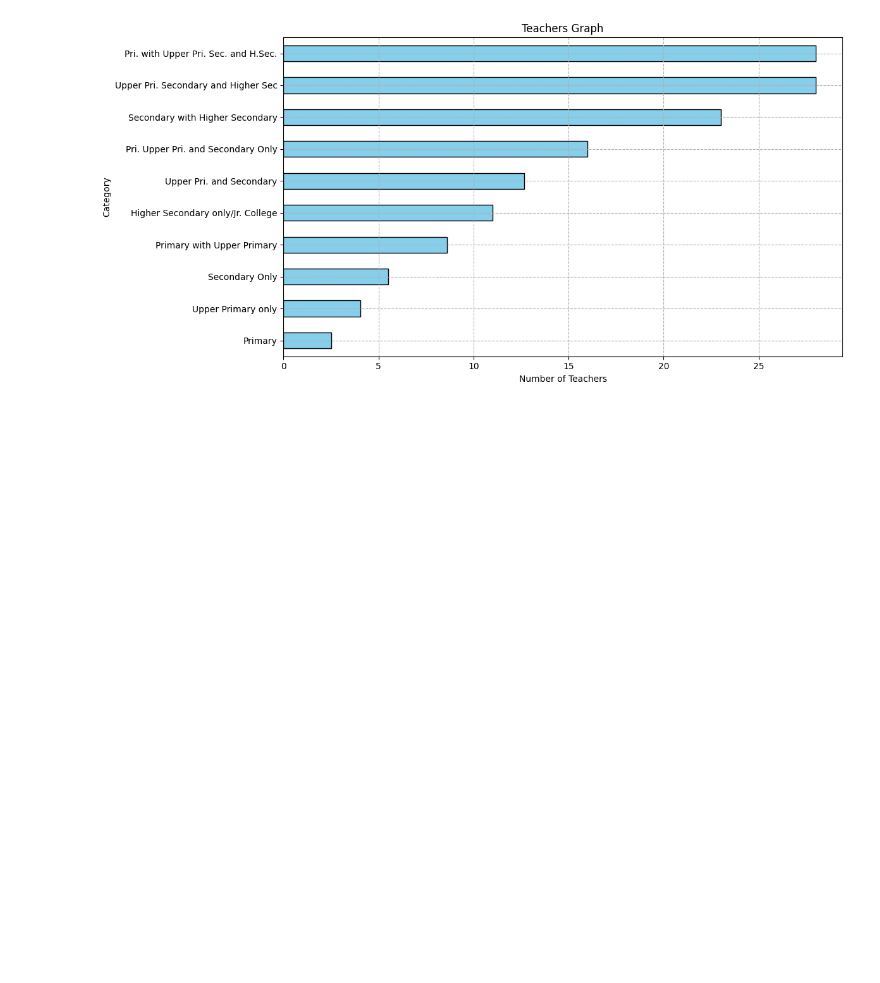
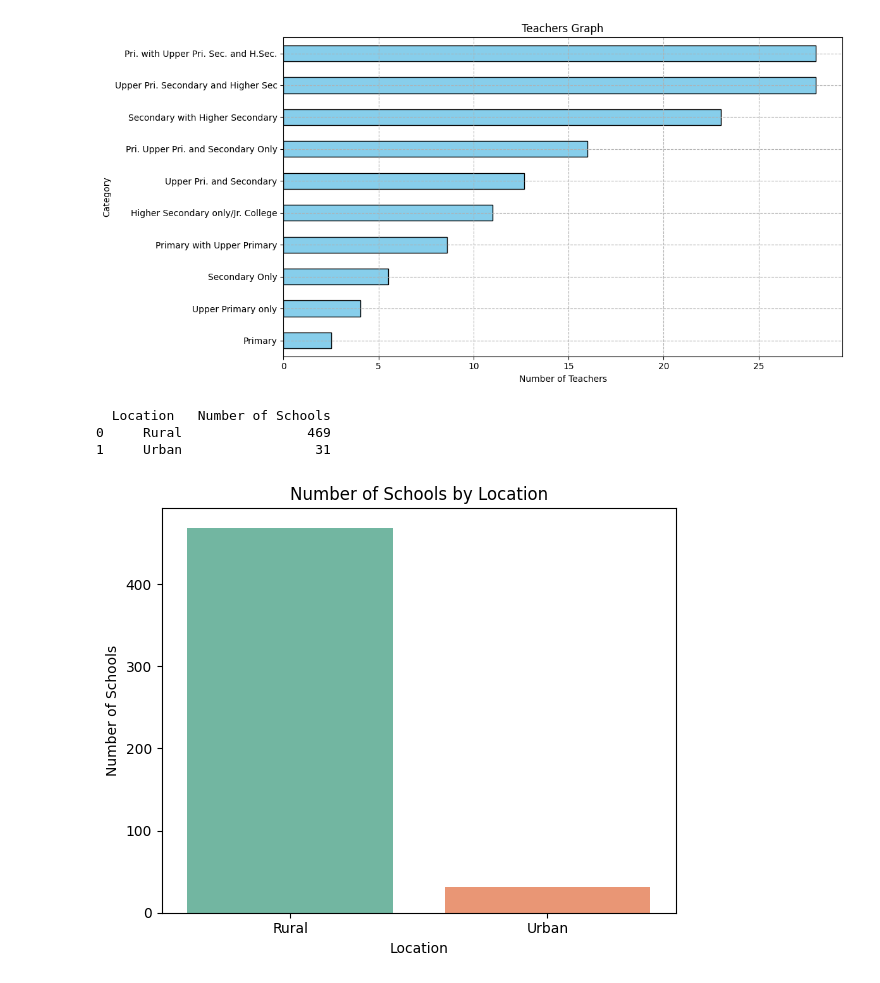
Before and after one commit to Pamela1005/Machine-learning-, a Jupyter notebook: Meghalaya education .ipynb, the cells around one changed output. Drawn from its saved outputs; the diff is of its cells as text; code cells hidden in the pictures; blank space fills up the shorter version.

```diff
--- a/Meghalaya education .ipynb
+++ b/Meghalaya education .ipynb
@@ -449,3 +458,22 @@ plt.tight_layout()
 plt.show()
 # %% [output]
 [figure]
+# %%
+location_counts = df['Location Type (location_type)'].value_counts()
+location_counts_df = location_counts.reset_index()
+location_counts_df.columns = ['Location ', 'Number of Schools']
+print(location_counts_df)
+# %% [output]
+  Location   Number of Schools
+0     Rural                469
+1     Urban                 31
+# %%
+plt.figure(figsize=(6, 5))
+sns.barplot(x='Location ', y='Number of Schools', data=location_counts_df, palette='Set2')
+plt.title('Number of Schools by Location')
+plt.xlabel('Location')
+plt.ylabel('Number of Schools')
+plt.tight_layout()
+plt.show()
+# %% [output]
+[figure, added]
```
Also changed, not shown: parts of 3 cells of this notebook.
